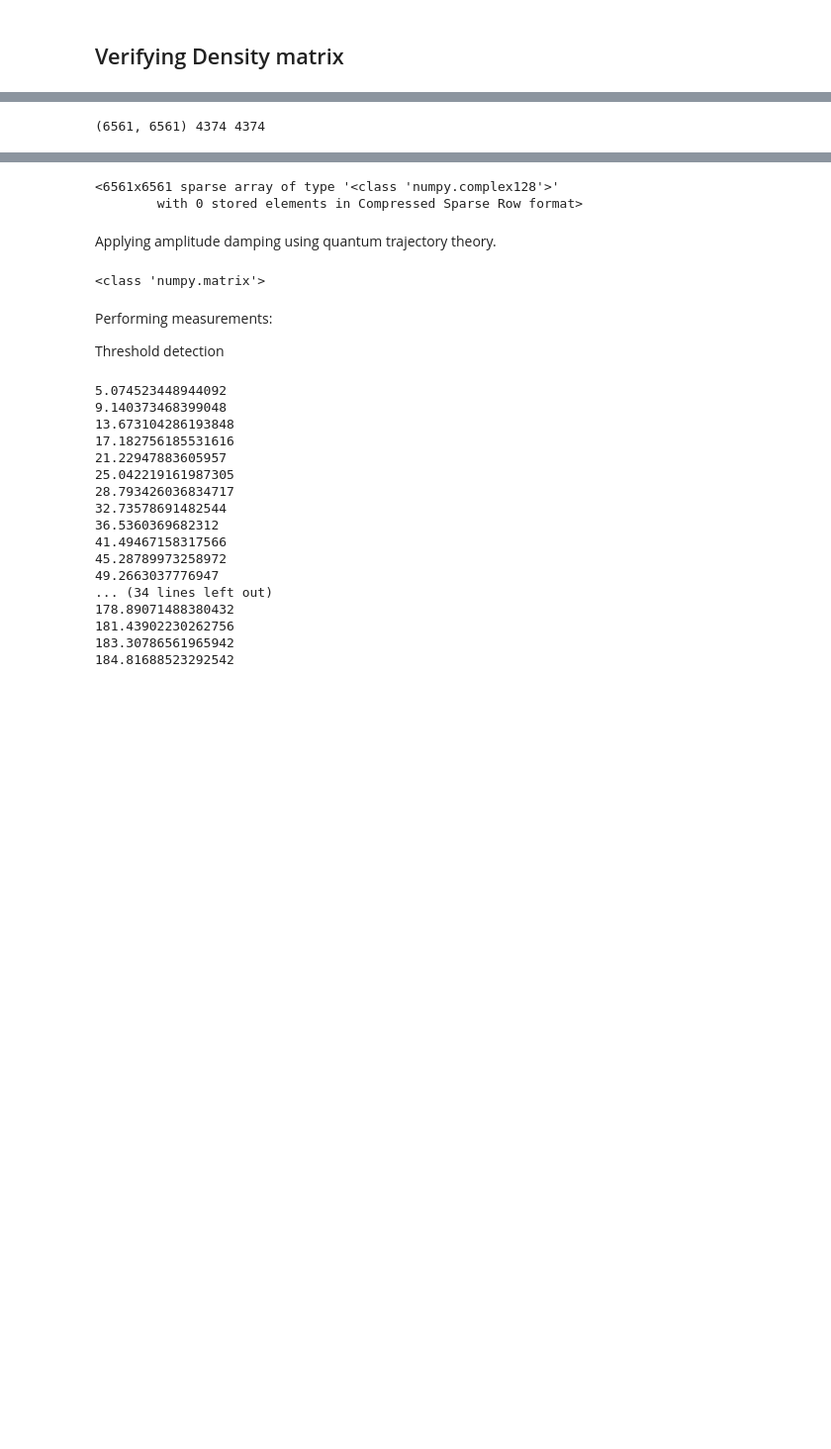
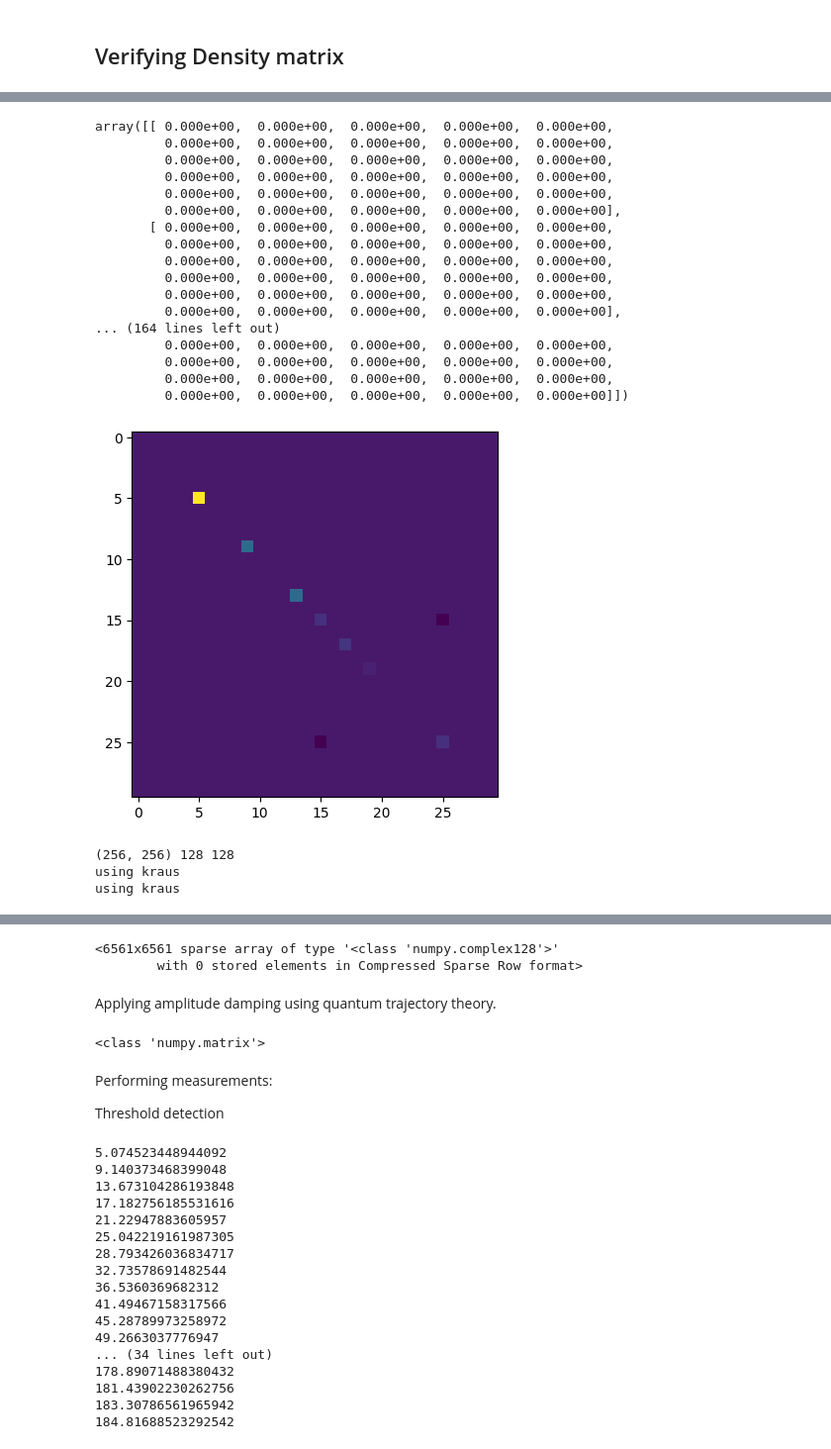
Before and after one commit to sequence-toolbox/SeQUeNCe, a Jupyter notebook: sequence_projects/swap_files/TN_swapping_trajectory.ipynb, the cells around one changed output, grey strips where cells are left out. Shown at 99% size. Drawn from its saved outputs; the diff is of its cells as text; code cells hidden in the pictures; blank space fills up the shorter version.

```diff
--- a/sequence_projects/swap_files/TN_swapping_trajectory.ipynb
+++ b/sequence_projects/swap_files/TN_swapping_trajectory.ipynb
@@ -329,3 +404,25 @@ querying nodes: [8, 8]
+# %%
+plt.imshow(np.real(post_BSM_dm_direct.toarray())[220:250, 220:250])
+np.round(np.real(post_BSM_dm_direct.toarray())[220:250, 220:250], 7)
+# %% [output]
+array([[ 0.000e+00,  0.000e+00,  0.000e+00,  0.000e+00,  0.000e+00,
+         0.000e+00,  0.000e+00,  0.000e+00,  0.000e+00,  0.000e+00,
+         0.000e+00,  0.000e+00,  0.000e+00,  0.000e+00,  0.000e+00,
+         0.000e+00,  0.000e+00,  0.000e+00,  0.000e+00,  0.000e+00,
+         0.000e+00,  0.000e+00,  0.000e+00,  0.000e+00,  0.000e+00,
+         0.000e+00,  0.000e+00,  0.000e+00,  0.000e+00,  0.000e+00],
+       [ 0.000e+00,  0.000e+00,  0.000e+00,  0.000e+00,  0.000e+00,
+         0.000e+00,  0.000e+00,  0.000e+00,  0.000e+00,  0.000e+00,
+         0.000e+00,  0.000e+00,  0.000e+00,  0.000e+00,  0.000e+00,
+         0.000e+00,  0.000e+00,  0.000e+00,  0.000e+00,  0.000e+00,
+         0.000e+00,  0.000e+00,  0.000e+00,  0.000e+00,  0.000e+00,
+         0.000e+00,  0.000e+00,  0.000e+00,  0.000e+00,  0.000e+00],
+... (164 lines left out)
+         0.000e+00,  0.000e+00,  0.000e+00,  0.000e+00,  0.000e+00,
+         0.000e+00,  0.000e+00,  0.000e+00,  0.000e+00,  0.000e+00,
+         0.000e+00,  0.000e+00,  0.000e+00,  0.000e+00,  0.000e+00,
+         0.000e+00,  0.000e+00,  0.000e+00,  0.000e+00,  0.000e+00]])
+[figure, added]
 # %%
 from swap_sparse_direct import *
 # from sequence.components.polarization_fock.quantum_manager import _apply_kraus_operators
@@ -357,6 +454,8 @@ new_dm = 0
 for kraus_op in damping_kraus_ops_2:
     new_dm += kraus_op @ old_dm @ kraus_op.conj().T
 
-post_BSM_dm = bell_state_measurement_sparse(new_dm, N, det_eff, a_dag, is_dm = True)
+post_BSM_dm_kraus = bell_state_measurement_sparse(new_dm, N, det_eff, a_dag, use_kraus = True, is_dm = True)
 # %% [output]
-(6561, 6561) 4374 4374
+(256, 256) 128 128
+using kraus
+using kraus
```
Also changed, not shown: parts of 7 cells of this notebook, 2 other files.
